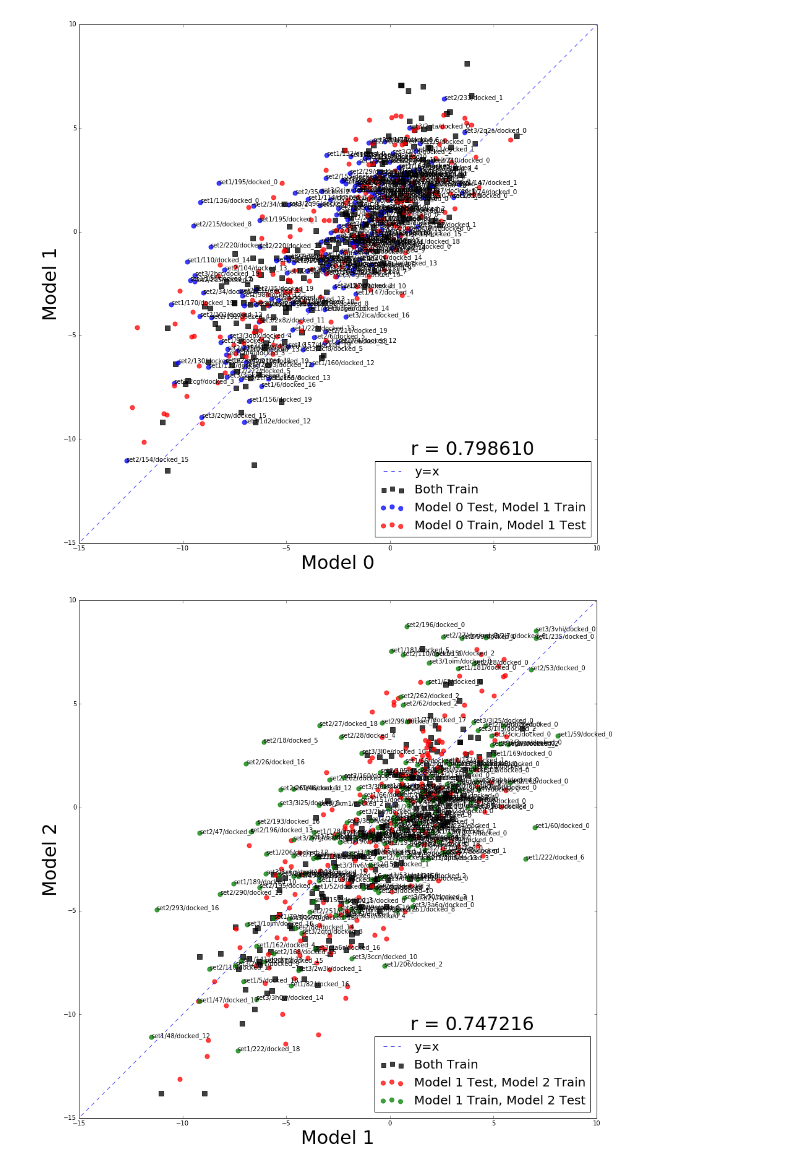
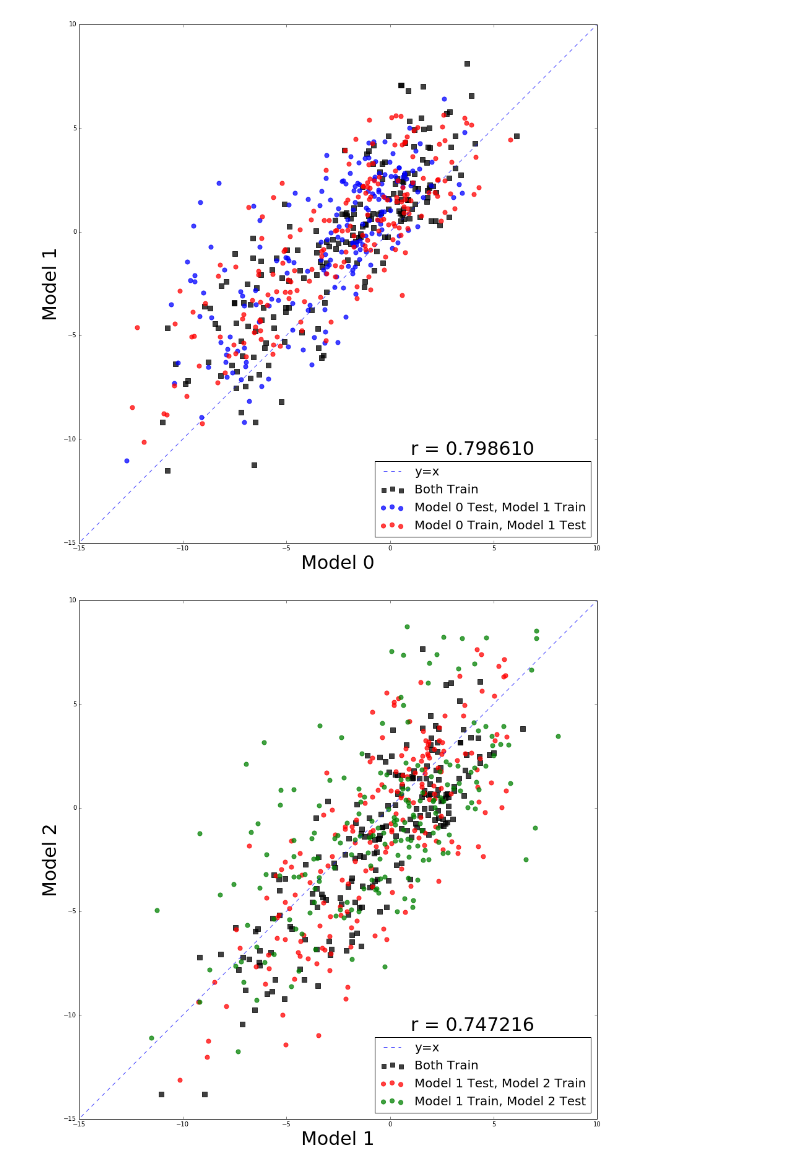
Before and after one commit to earlhoch/notebooks, a Jupyter notebook: June 21-28.ipynb, the cells around one changed output. Cells and saved outputs as stored; diff of their text form; code cells hidden in the pictures.

```diff
--- a/June 21-28.ipynb
+++ b/June 21-28.ipynb
@@ -125,13 +125,13 @@ corr = "r = %5f" % corr
 
 plt.text(1, -10.75, corr, fontsize = 30)
 
-for pair in logitTestTrain:
+#for pair in logitTestTrain:
 
-    plt.annotate(pair[2], (pair[0],pair[1]))
+    #plt.annotate(pair[2], (pair[0],pair[1]))
 
 plt.show()
 # %% [output]
-[figure, old version]
+[figure, new version]
 # %%
 import numpy
 import math
@@ -236,36 +236,36 @@ x = []
 y = []
 
 
 x = [-20,20]
 y = [-20,20]
 plt.plot(x,y, '--', alpha = 0.75, label = "y=x")
 
 plt.legend(fontsize = 20, loc = 4)
 plt.xlabel('Model 1', fontsize = 30)
 plt.ylabel('Model 2', fontsize = 30)
 plt.xlim(-15, 10)
 plt.ylim(-15, 10)
 
 x = []
 y = []
 
 for pair in logitFull:
     x.append(pair[0])
     y.append(pair[1])
 
 corr = ""
 corr = numpy.corrcoef(x = x, y = y)[0][1]
 corr = "r = %5f" % corr
 
 plt.text(1, -10.75, corr, fontsize = 30)
 
-for pair in logitTrainTest:
+#for pair in logitTrainTest:
 
-    plt.annotate(pair[2], (pair[0],pair[1]))
+    #plt.annotate(pair[2], (pair[0],pair[1]))
 
 plt.show()
 # %% [output]
-[figure, old version]
+[figure, new version]
 # %%
 import numpy
 import math
```
Also changed, not shown: parts of 1 cell of this notebook.
